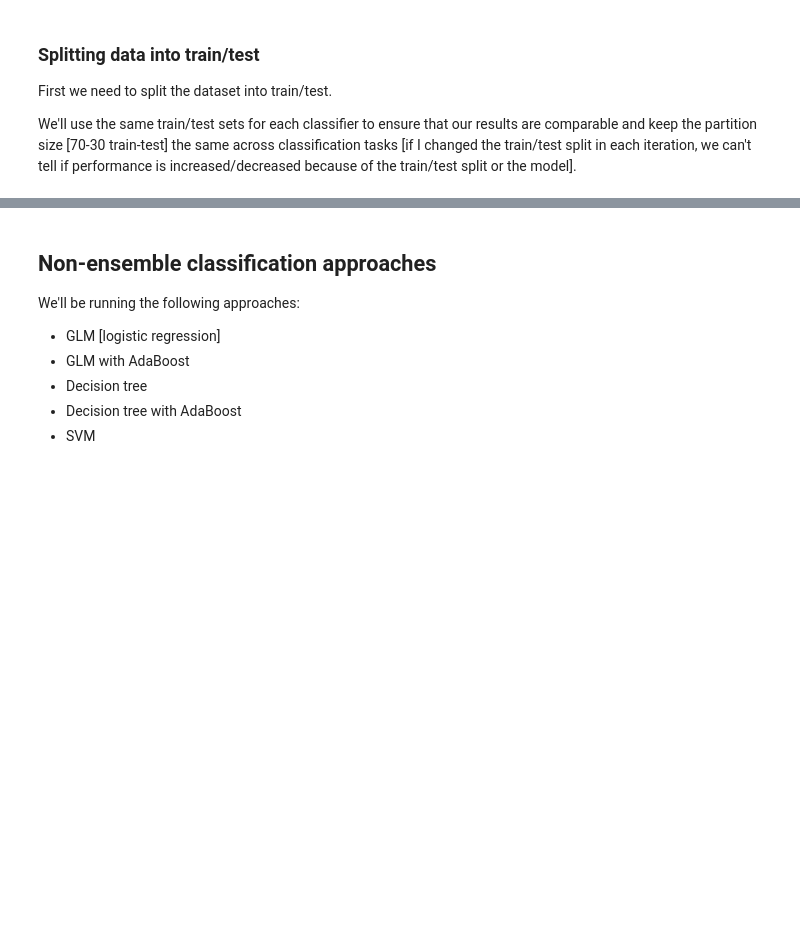
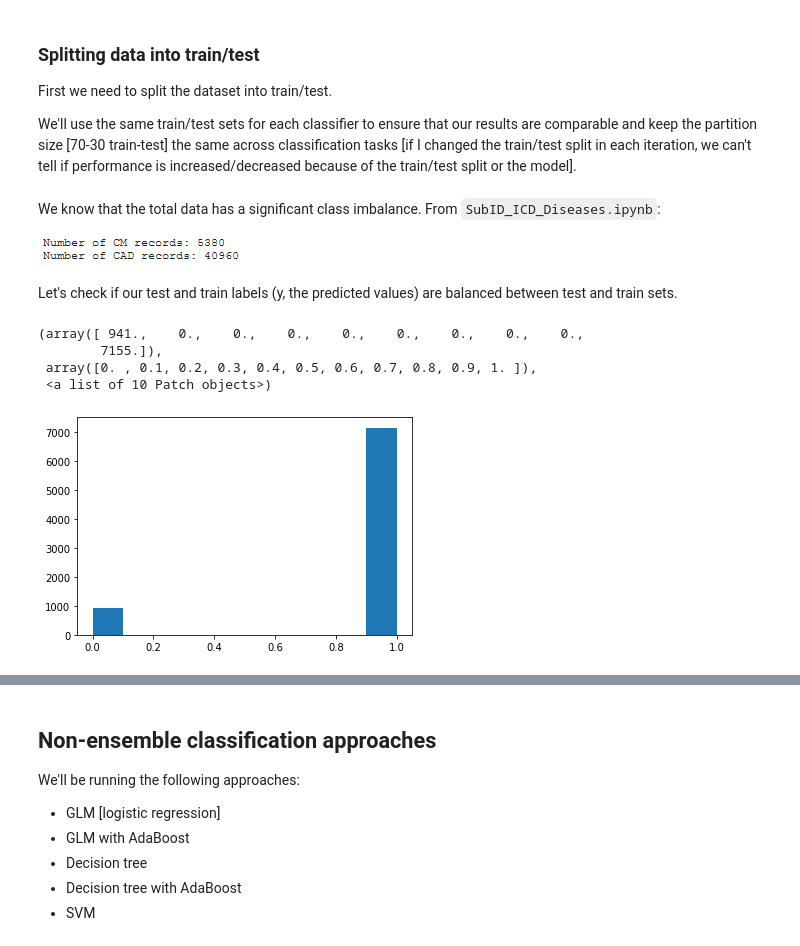
Before and after one commit to a-ram-1/cbb-750-final, a Jupyter notebook: CBB_750_final_project.ipynb, the cells around one changed output, grey strips where cells are left out. Saved outputs shown, nothing was run; the diff lists cells and outputs as text; code cells hidden in the pictures; blank space fills up the shorter version.

````diff
--- a/CBB_750_final_project.ipynb
+++ b/CBB_750_final_project.ipynb
@@ -779,3 +790,18 @@ taskind = 2
 
 # run a train-test split
 xtrain, xtest, ytrain, ytest = train_test_split(datasets[taskind],labels[taskind],train_size=0.7,random_state=3) #prev filledna_processed_nontext
+# %% [markdown]
+We know that the total data has a significant class imbalance. From ```SubID_ICD_Diseases.ipynb```:
+
+![image.png](embedded-picture-1)
+
+Let's check if our test and train labels (y, the predicted values) are balanced between test and train sets.
+# %%
+# plot a histogram of the training set
+plt.hist(ytrain)
+# %% [output]
+(array([ 941.,    0.,    0.,    0.,    0.,    0.,    0.,    0.,    0.,
+        7155.]),
+ array([0. , 0.1, 0.2, 0.3, 0.4, 0.5, 0.6, 0.7, 0.8, 0.9, 1. ]),
+ <a list of 10 Patch objects>)
+[figure, added]
````
Also changed, not shown: parts of 12 cells of this notebook, 1 other file.
